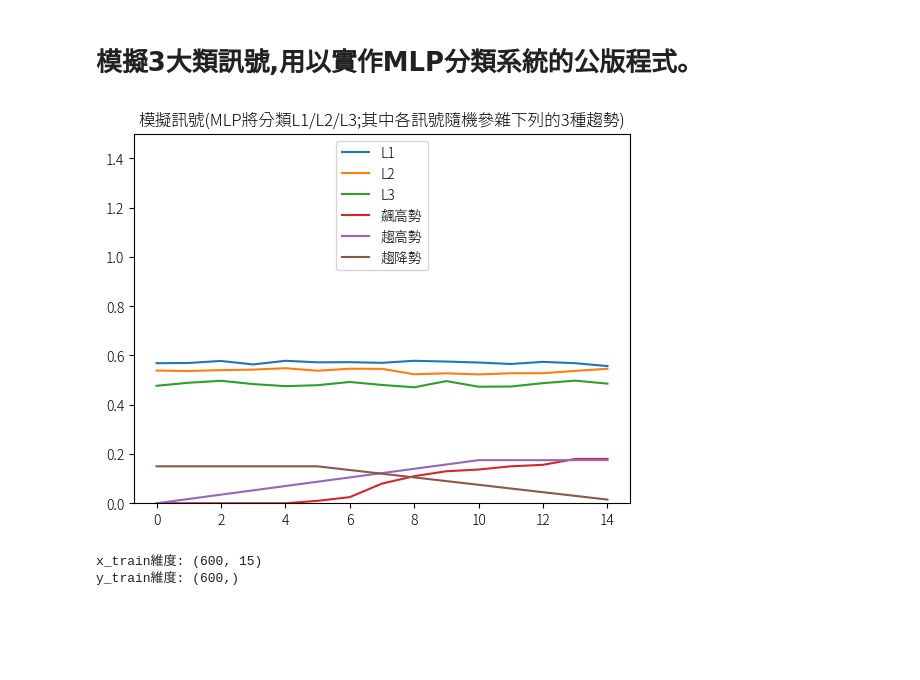
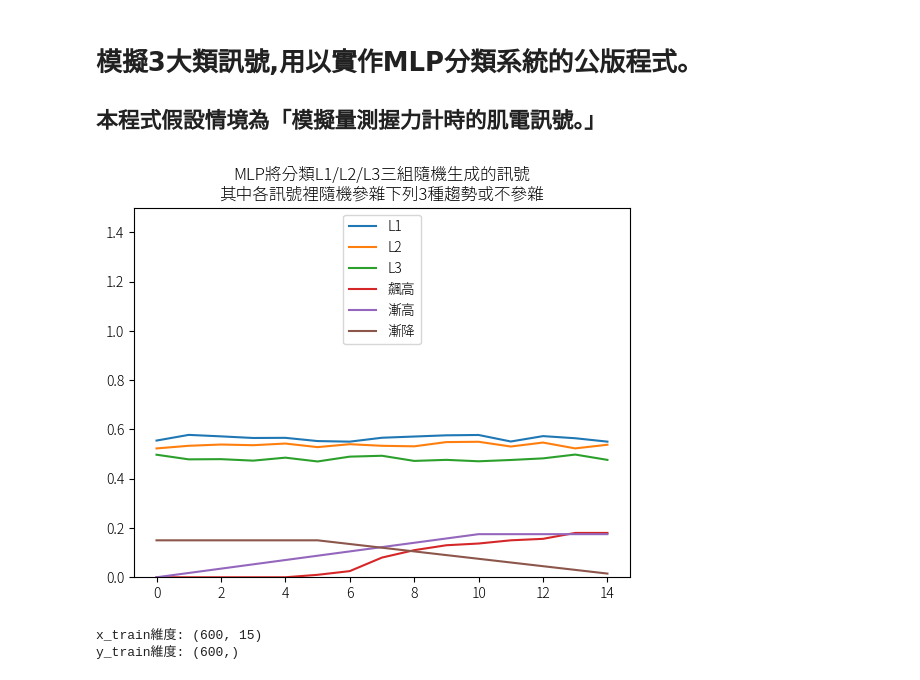
Before and after one commit to Chen-Wi-Ki/MlpResearchFrom3LevelSimulationSignal, a Jupyter notebook: Main1.ipynb, the cells around one changed output. Saved outputs shown, nothing was run; the diff lists cells and outputs as text; code cells hidden in the pictures; blank space fills up the shorter version.

```diff
--- a/Main1.ipynb
+++ b/Main1.ipynb
@@ -1,5 +1,7 @@
 # %% [markdown]
 # 模擬3大類訊號,用以實作MLP分類系統的公版程式。
+
+## 本程式假設情境為「模擬量測握力計時的肌電訊號。」
 # %%
 #import Library
 import numpy as np
@@ -77,38 +79,38 @@ arr3 = np.interp(arr3,(0,1),(0,0.15))
 arr4List=[]
 arr4List.append(0)
 arr4List.append(0)
 arr4List.append(-0.03)
 arr4List.append(-0.06)
 arr4List.append(-0.1)
 arr4List.append(-0.02)
 arr4List.append(-0.01)
 arr4List.append(0)
 arr4List.append(0)
 arr4List.append(0)
 arr4List.append(0)
 arr4List.append(0)
 arr4List.append(0)
 arr4List.append(0)
 arr4List.append(0)
 arr4 = np.array(arr4List)
 
 #視覺化波形觀測
-ll='模擬訊號(MLP將分類L1/L2/L3;其中各訊號隨機參雜下列的3種趨勢)'
+ll='MLP將分類L1/L2/L3三組隨機生成的訊號\n其中各訊號裡又隨機參雜下列3種趨勢或不參雜'
 plt.title(ll)
 plt.plot(X11,label='L1')
 plt.plot(X22,label='L2')
 plt.plot(X33,label='L3')
-plt.plot(arr1,label='飆高勢')
-plt.plot(arr2,label='趨高勢')
-plt.plot(arr3,label='趨降勢')
+plt.plot(arr1,label='飆高')
+plt.plot(arr2,label='漸高')
+plt.plot(arr3,label='漸降')
 #plt.plot((arr4+0.2),label='突斷勢')#(太特殊,棄用)
 plt.axis('on')
 plt.legend(loc='upper center')
 plt.ylim(0,1.5)
 
 plt.show()
 # %% [output]
-[figure, old version]
+[figure, new version]
 # %%
 #根據上述波形隨機生成L1組/L2組/L3組 各200組 共600組訓練數據
 X_TrainData=[]
```
Also changed, not shown: parts of 1 cell of this notebook.
